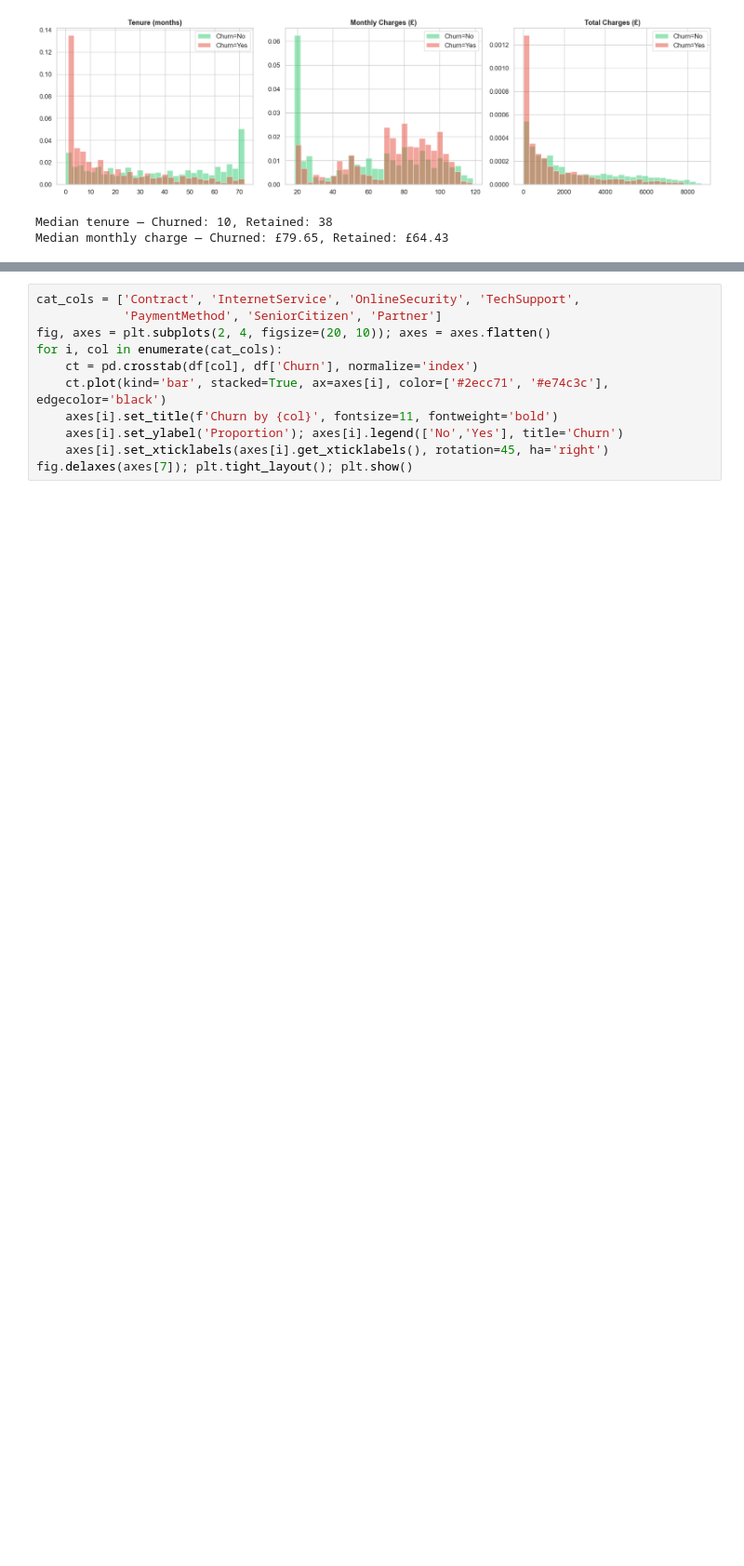
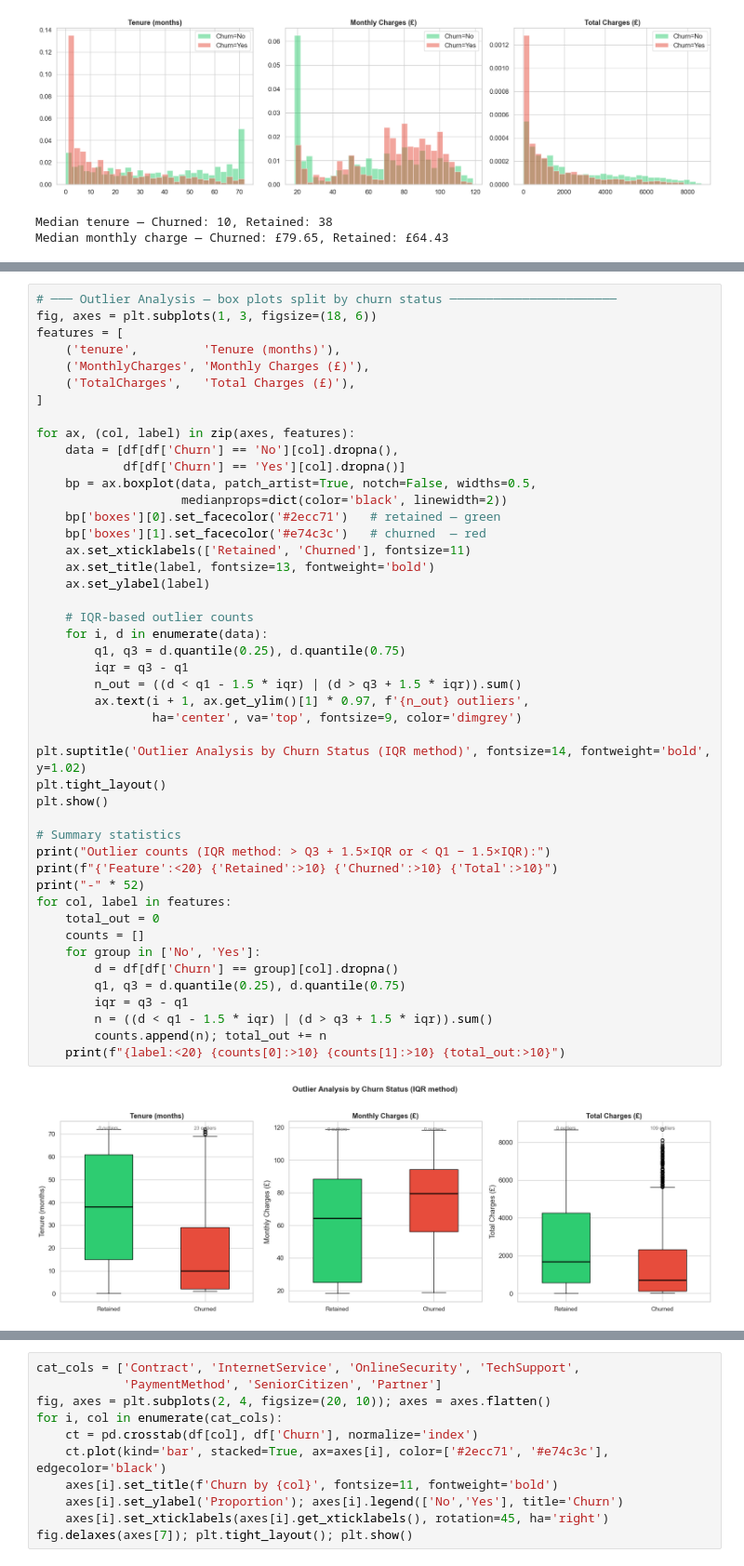
Before and after one commit to K-H-SOE/DataMining, a Jupyter notebook: Telco_Churn_jupyter.ipynb, the cells around one changed output, grey strips where cells are left out. Shown at 93% size. Saved outputs shown, nothing was run; the diff lists cells and outputs as text; blank space fills up the shorter version.

```diff
--- a/Telco_Churn_jupyter.ipynb
+++ b/Telco_Churn_jupyter.ipynb
@@ -167,0 +218,48 @@ Median monthly charge — Churned: £79.65, Retained: £64.43
+# %%
+# ─── Outlier Analysis — box plots split by churn status ───────────────────────
+fig, axes = plt.subplots(1, 3, figsize=(18, 6))
+features = [
+    ('tenure',         'Tenure (months)'),
+    ('MonthlyCharges', 'Monthly Charges (£)'),
+    ('TotalCharges',   'Total Charges (£)'),
+]
+
+for ax, (col, label) in zip(axes, features):
+    data = [df[df['Churn'] == 'No'][col].dropna(),
+            df[df['Churn'] == 'Yes'][col].dropna()]
+    bp = ax.boxplot(data, patch_artist=True, notch=False, widths=0.5,
+                    medianprops=dict(color='black', linewidth=2))
+    bp['boxes'][0].set_facecolor('#2ecc71')   # retained — green
+    bp['boxes'][1].set_facecolor('#e74c3c')   # churned  — red
+    ax.set_xticklabels(['Retained', 'Churned'], fontsize=11)
+    ax.set_title(label, fontsize=13, fontweight='bold')
+    ax.set_ylabel(label)
+
+    # IQR-based outlier counts
+    for i, d in enumerate(data):
+        q1, q3 = d.quantile(0.25), d.quantile(0.75)
+        iqr = q3 - q1
+        n_out = ((d < q1 - 1.5 * iqr) | (d > q3 + 1.5 * iqr)).sum()
+        ax.text(i + 1, ax.get_ylim()[1] * 0.97, f'{n_out} outliers',
+                ha='center', va='top', fontsize=9, color='dimgrey')
+
+plt.suptitle('Outlier Analysis by Churn Status (IQR method)', fontsize=14, fontweight='bold', y=1.02)
+plt.tight_layout()
+plt.show()
+
+# Summary statistics
+print("Outlier counts (IQR method: > Q3 + 1.5×IQR or < Q1 − 1.5×IQR):")
+print(f"{'Feature':<20} {'Retained':>10} {'Churned':>10} {'Total':>10}")
+print("-" * 52)
+for col, label in features:
+    total_out = 0
+    counts = []
+    for group in ['No', 'Yes']:
+        d = df[df['Churn'] == group][col].dropna()
+        q1, q3 = d.quantile(0.25), d.quantile(0.75)
+        iqr = q3 - q1
+        n = ((d < q1 - 1.5 * iqr) | (d > q3 + 1.5 * iqr)).sum()
+        counts.append(n); total_out += n
+    print(f"{label:<20} {counts[0]:>10} {counts[1]:>10} {total_out:>10}")
+# %% [output]
+[figure, added]
```
Also changed, not shown: parts of 10 cells of this notebook.
